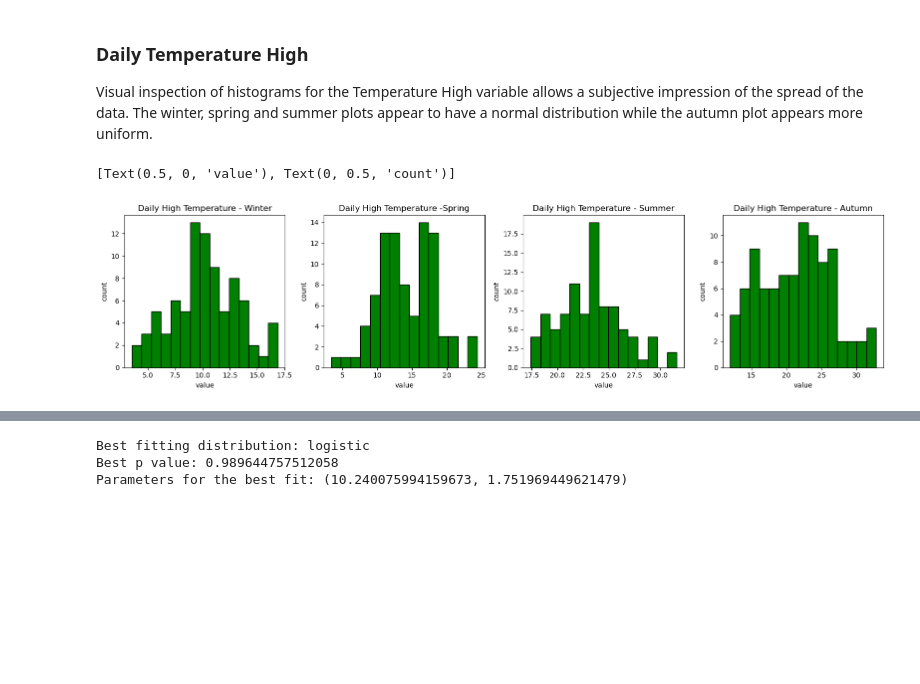
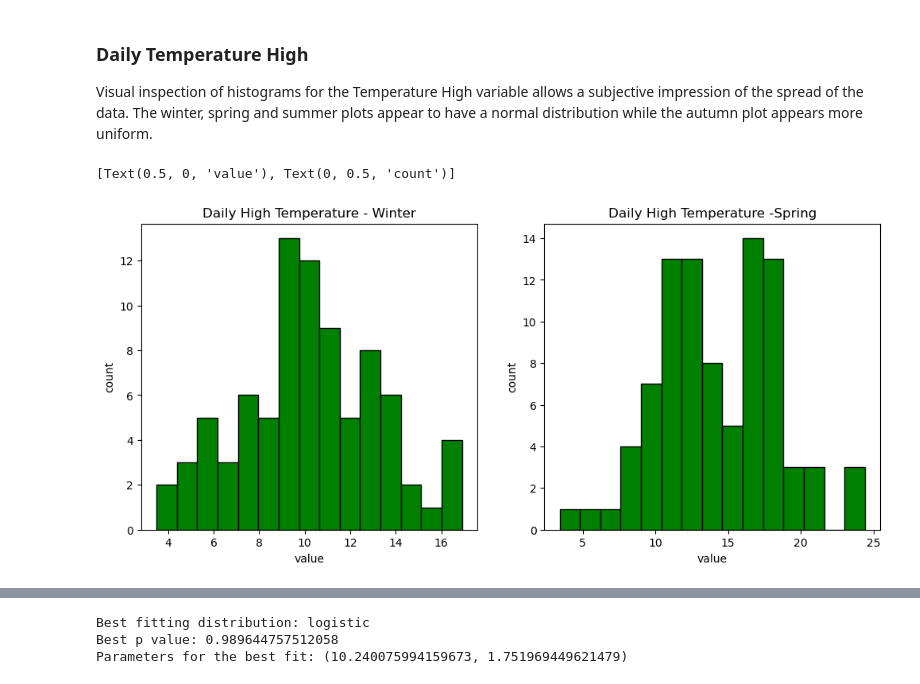
Before and after one commit to humphs078/ProgrammingforDataAnalysisAssignment_1, a Jupyter notebook: submission_notebook.ipynb, the cells around one changed output, grey strips where cells are left out. Cells and saved outputs as stored; diff of their text form; code cells hidden in the pictures; blank space fills up the shorter version.

```diff
--- a/submission_notebook.ipynb
+++ b/submission_notebook.ipynb
@@ -1449,22 +1449,16 @@ ax2.set(xlabel='temperature_average_celsius')
 
 Visual inspection of histograms for the Temperature High variable allows a subjective impression of the spread of the data. The winter, spring and summer plots appear to have a normal distribution while the autumn plot appears more uniform.
 # %%
-plt.rcParams["figure.figsize"] = [16, 4]
-plt.rcParams["figure.autolayout"] = True
+# Create an empty plot.
+fig, axe = plt.subplots(1, 2, figsize=(12,5))
 
-fig, axis = plt.subplots(1, 4)
-axis[0].hist(winter['temperature_range_high_celsius'], color = 'green', edgecolor = 'black', bins=15)
-axis[0].set_title("Daily High Temperature - Winter")
-axis[0].set(xlabel='value', ylabel='count')
-axis[1].hist(spring['temperature_range_high_celsius'], color = 'green', edgecolor = 'black', bins=15)
-axis[1].set_title("Daily High Temperature -Spring")
-axis[1].set(xlabel='value', ylabel='count')
-axis[2].hist(summer['temperature_range_high_celsius'], color = 'green', edgecolor = 'black', bins=15)
-axis[2].set_title("Daily High Temperature - Summer")
-axis[2].set(xlabel='value', ylabel='count')
-axis[3].hist(autumn['temperature_range_high_celsius'], color = 'green', edgecolor = 'black', bins=15)
-axis[3].set_title("Daily High Temperature - Autumn")
-axis[3].set(xlabel='value', ylabel='count')
+# plot the distributions
+axe[0].hist(winter['temperature_range_high_celsius'], color = 'green', edgecolor = 'black', bins=15)
+axe[0].set_title("Daily High Temperature - Winter")
+axe[0].set(xlabel='value', ylabel='count')
+axe[1].hist(spring['temperature_range_high_celsius'], color = 'green', edgecolor = 'black', bins=15)
+axe[1].set_title("Daily High Temperature -Spring")
+axe[1].set(xlabel='value', ylabel='count')
 # %% [output]
 [Text(0.5, 0, 'value'), Text(0, 0.5, 'count')]
-[figure, old version]
+[figure, new version]
```
Also changed, not shown: parts of 20 cells of this notebook.
